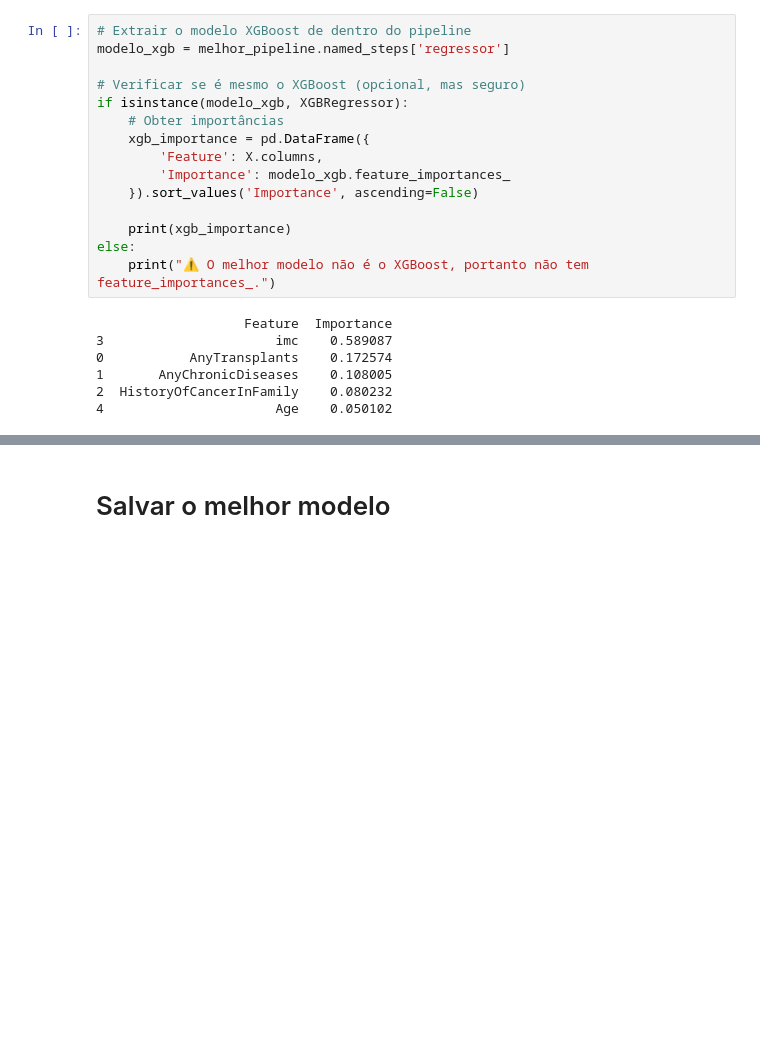
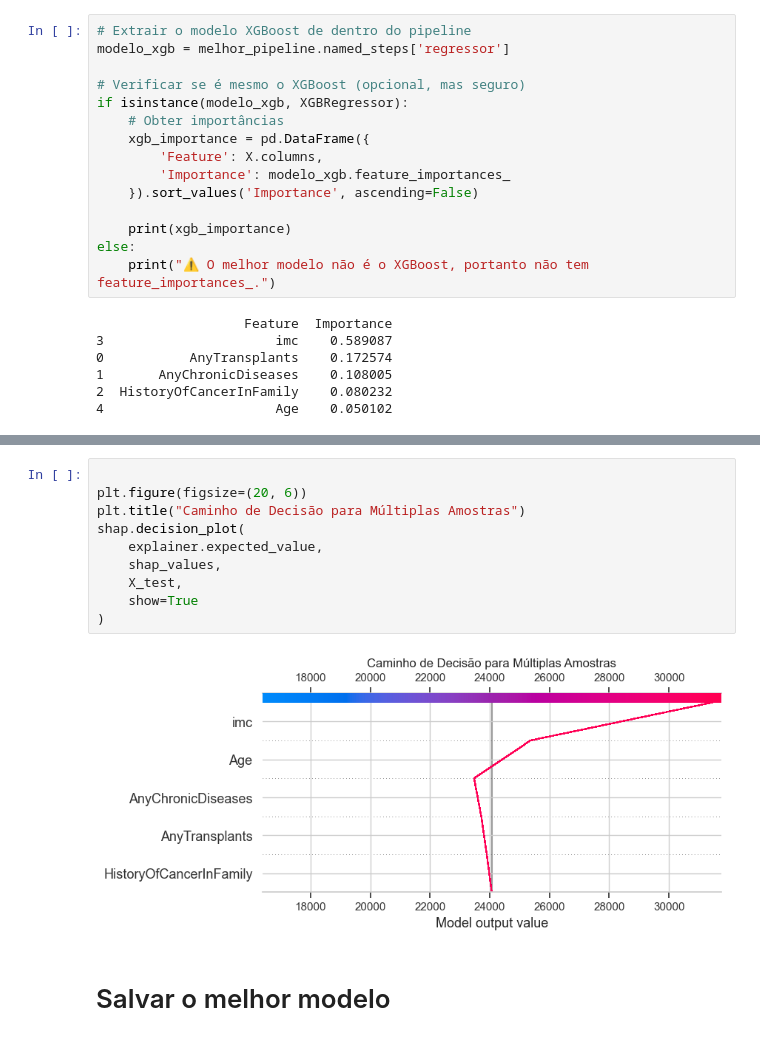
Before and after one commit to robsoncalixto/fiap-tech-challenge-01, a Jupyter notebook: Tech_Challenge_Modelagem.ipynb, the cells around one changed output, grey strips where cells are left out. Saved outputs shown, nothing was run; the diff lists cells and outputs as text; blank space fills up the shorter version.

```diff
--- a/Tech_Challenge_Modelagem.ipynb
+++ b/Tech_Challenge_Modelagem.ipynb
@@ -663,3 +676,15 @@ plt.show()
+# %%
+
+plt.figure(figsize=(20, 6))
+plt.title("Caminho de Decisão para Múltiplas Amostras")
+shap.decision_plot(
+    explainer.expected_value,
+    shap_values,
+    X_test,
+    show=True
+)
+# %% [output]
+[figure, added]
 # %% [markdown]
 # Salvar o melhor modelo
 # %%
```
Also changed, not shown: parts of 13 cells of this notebook, 1 other file.
